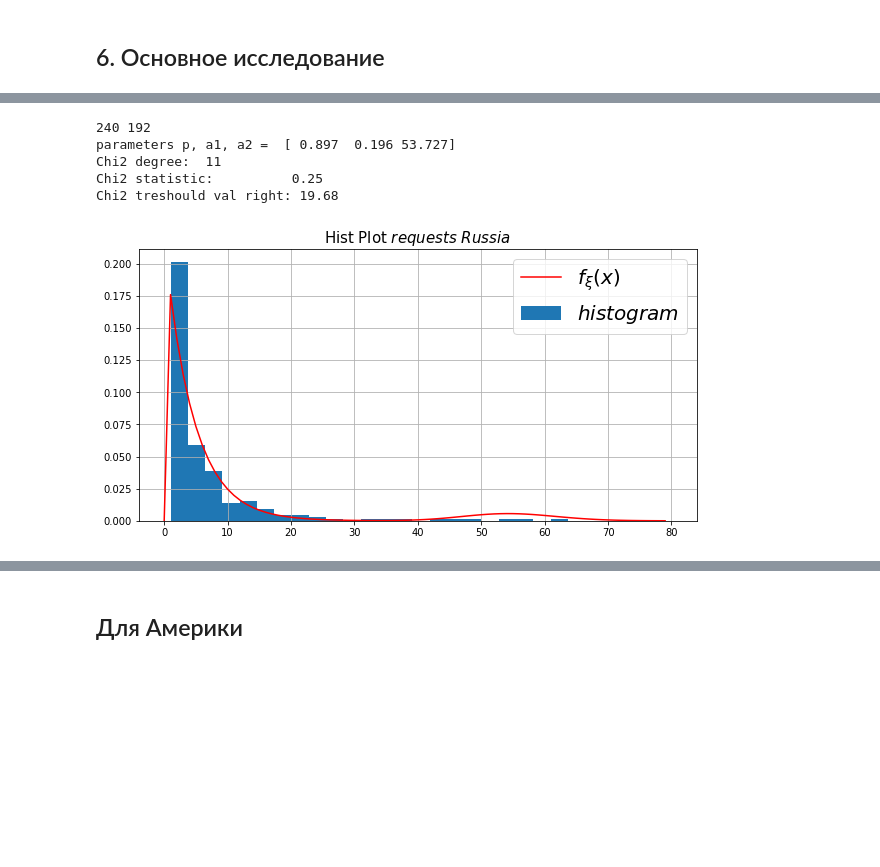
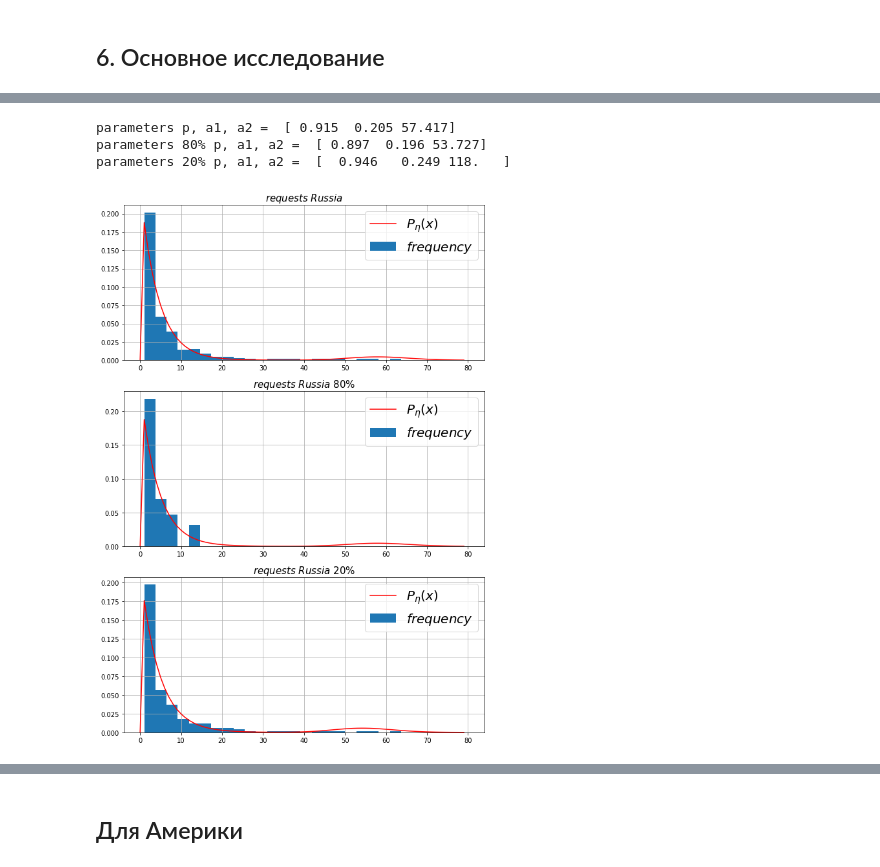
Before and after one commit to AlexeyKumin/SW_Global_Terrorism, a Jupyter notebook: ipython/terrorist_acts.ipynb, the cells around one changed output, grey strips where cells are left out. Drawn from its saved outputs; the diff is of its cells as text; code cells hidden in the pictures; blank space fills up the shorter version.

```diff
--- a/ipython/terrorist_acts.ipynb
+++ b/ipython/terrorist_acts.ipynb
@@ -143,35 +143,72 @@ Chi2 treshould val right: 19.68
 # %%
 delimiter = 30
 missed_vals = 2
-sample_size = len(requests) // 10 * 8
-print(len(requests), sample_size)
+sample_size = len(requests)
 sample1, sample2 = process_sample(requests[:sample_size], delimiter, missed_vals)
 a1 = np.average(sample1)
 a2 = np.average(sample2)
 param1 = GMM_geom(sample1)
 
 param2 = GMM_Poisson(sample2)
 
 P1 = geom_param(param1)
 P2 = Poisson_param(param2)
 param3 = GMM_mix_distrib(requests[:sample_size], a1, a2)
 print("parameters p, a1, a2 = ", np.around([param3[0], param1, param2], 3))
 Mixed = mix_distrib_param(param3, P1, P2)
 
-nrow = 1
-fig, (ax1) = plt.subplots(nrows=nrow, figsize=(10,5*nrow))
-plot_hist(requests, 80, Mixed, ax1, "$requests$ $Russia$", 30)
-#plot_hist(requests[sample_size:], 80, Mixed, ax2, "$requests$ $Russia$ 20%", 30)
-#plot_hist(requests[:sample_size], 80, Mixed, ax3, "$requests$ $Russia$ 80%", 30)
+nrow = 3
+fig, (ax1, ax2, ax3) = plt.subplots(nrows=nrow, figsize=(10,5*nrow))
+plot_hist(requests, 80, Mixed, ax1, "$requests$ $Russia$", r"$P_\eta(x)$", 30)
 
-alfa = 0.05
-r = 15
-Chi_2_crit(requests[sample_size:], r, Mixed, alfa, 3)
+
+
+
+delimiter = 30
+missed_vals = 2
+sample_size = len(requests) // 10 * 8
+
+sample1, sample2 = process_sample(requests[:sample_size], delimiter, missed_vals)
+a1 = np.average(sample1)
+a2 = np.average(sample2)
+param1 = GMM_geom(sample1)
+
+param2 = GMM_Poisson(sample2)
+
+P1 = geom_param(param1)
+P2 = Poisson_param(param2)
+param3 = GMM_mix_distrib(requests[:sample_size], a1, a2)
+print("parameters 80% p, a1, a2 = ", np.around([param3[0], param1, param2], 3))
+Mixed1 = mix_distrib_param(param3, P1, P2)
+
+plot_hist(requests[sample_size:], 80, Mixed, ax2, "$requests$ $Russia$ 80%", r"$P_\eta(x)$", 30)
+
+
+
+
+delimiter = 15
+missed_vals = 0
+sample_size = len(requests) // 10 * 8
+sample1, sample2 = process_sample(requests[sample_size:], delimiter, missed_vals)
+a1 = np.average(sample1)
+a2 = np.average(sample2)
+param1 = GMM_geom(sample1)
+
+param2 = GMM_Poisson(sample2)
+
+P1 = geom_param(param1)
+P2 = Poisson_param(param2)
+param3 = GMM_mix_distrib(requests[:sample_size], a1, a2)
+print("parameters 20% p, a1, a2 = ", np.around([param3[0], param1, param2], 3))
+Mixed = mix_distrib_param(param3, P1, P2)
+plot_hist(requests[:sample_size], 80, Mixed1, ax3, "$requests$ $Russia$ 20%", r"$P_\eta(x)$", 30)
+
+#alfa = 0.05
+#r = 15
+#Chi_2_crit(requests[sample_size:], r, Mixed, alfa, 3)
 # %% [output]
-240 192
-parameters p, a1, a2 =  [ 0.897  0.196 53.727]
-Chi2 degree:  11
-Chi2 statistic:          0.25
-Chi2 treshould val right: 19.68
+parameters p, a1, a2 =  [ 0.915  0.205 57.417]
+parameters 80% p, a1, a2 =  [ 0.897  0.196 53.727]
+parameters 20% p, a1, a2 =  [  0.946   0.249 118.   ]
-[figure, old version]
+[figure, new version]
 # %%
```
Also changed, not shown: parts of 8 cells of this notebook, 3 other files.
